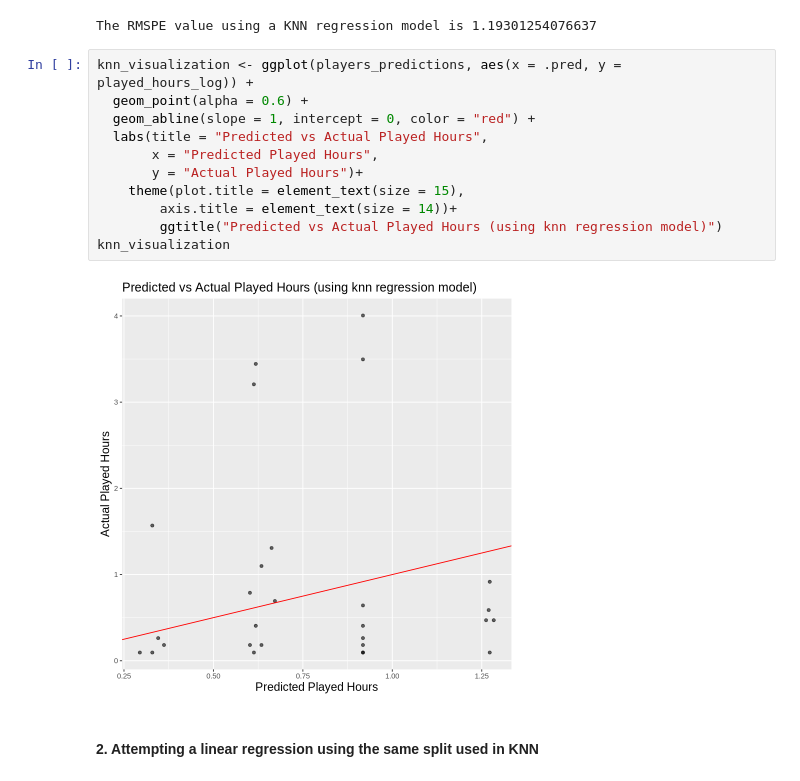
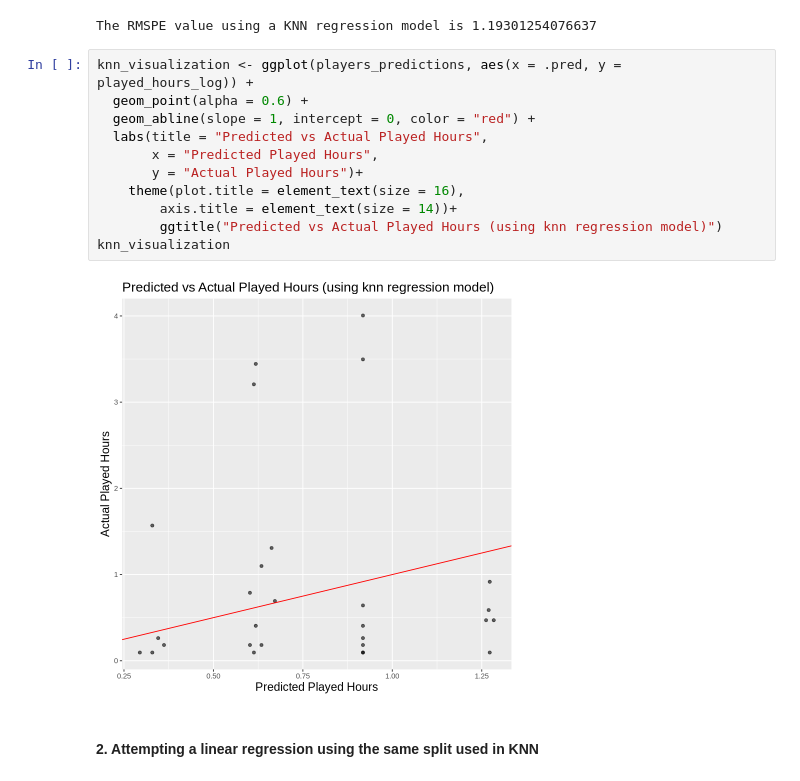
Before and after one commit to thaviship/dsci-group-project, a Jupyter notebook: Project Final Report.ipynb, the cells around one changed output. Saved outputs shown, nothing was run; the diff lists cells and outputs as text.

```diff
--- a/Project Final Report.ipynb
+++ b/Project Final Report.ipynb
@@ -291,16 +291,16 @@ The RMSPE value using a KNN regression model is 1.19301254076637
 # %%
 knn_visualization <- ggplot(players_predictions, aes(x = .pred, y = played_hours_log)) +
   geom_point(alpha = 0.6) +
   geom_abline(slope = 1, intercept = 0, color = "red") +
   labs(title = "Predicted vs Actual Played Hours",
        x = "Predicted Played Hours",
        y = "Actual Played Hours")+
-    theme(plot.title = element_text(size = 15),
+    theme(plot.title = element_text(size = 16),
         axis.title = element_text(size = 14))+
         ggtitle("Predicted vs Actual Played Hours (using knn regression model)")
 knn_visualization
 # %% [output]
-[figure, old version]
+[figure, new version]
 # %% [markdown]
 #### 2. Attempting a linear regression using the same split used in KNN
 # %%
```
Also changed, not shown: parts of 2 cells of this notebook.
